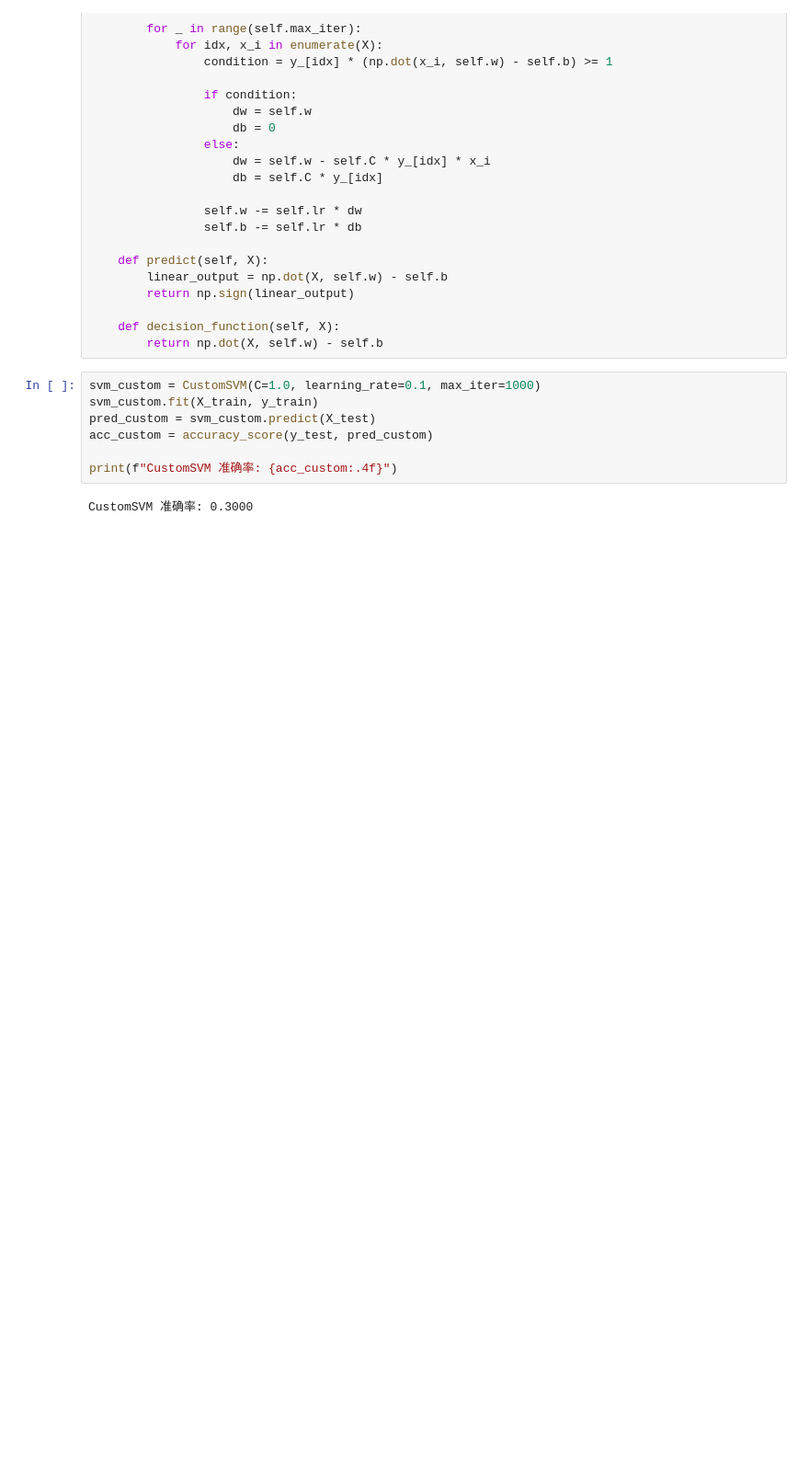
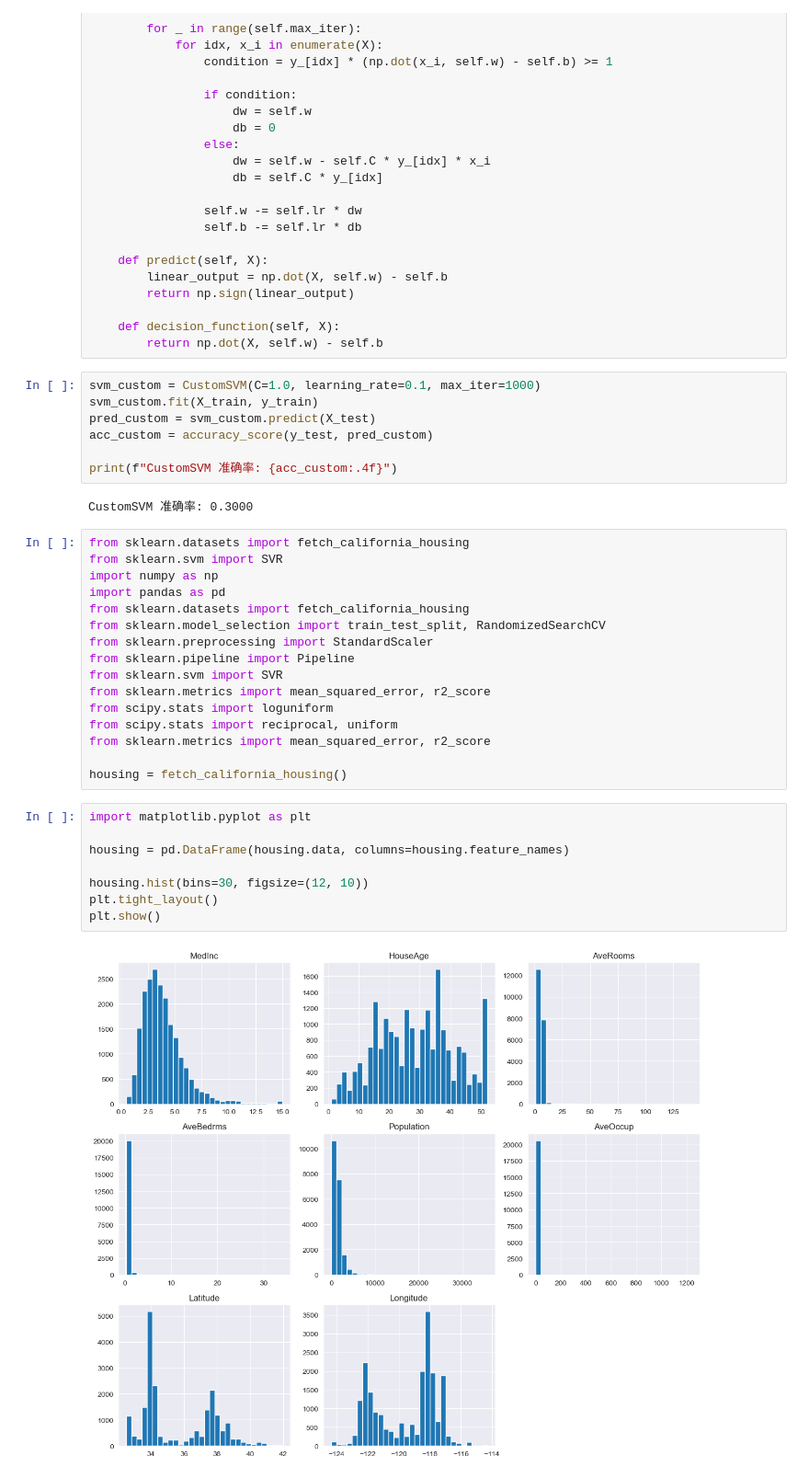
Before and after one commit to Tonglei1123/MechLearning, a Jupyter notebook: 支持向量机作业-HW5.ipynb, the cells around one changed output. Shown: that part at 92% size. Cells and saved outputs as stored; diff of their text form; blank space fills up the shorter version.

```diff
--- a/支持向量机作业-HW5.ipynb
+++ b/支持向量机作业-HW5.ipynb
@@ -156,3 +177,29 @@ acc_custom = accuracy_score(y_test, pred_custom)
 print(f"CustomSVM 准确率: {acc_custom:.4f}")
 # %% [output]
 CustomSVM 准确率: 0.3000
+# %%
+from sklearn.datasets import fetch_california_housing
+from sklearn.svm import SVR
+import numpy as np
+import pandas as pd
+from sklearn.datasets import fetch_california_housing
+from sklearn.model_selection import train_test_split, RandomizedSearchCV
+from sklearn.preprocessing import StandardScaler
+from sklearn.pipeline import Pipeline
+from sklearn.svm import SVR
+from sklearn.metrics import mean_squared_error, r2_score
+from scipy.stats import loguniform
+from scipy.stats import reciprocal, uniform
+from sklearn.metrics import mean_squared_error, r2_score
+
+housing = fetch_california_housing()
+# %%
+import matplotlib.pyplot as plt
+
+housing = pd.DataFrame(housing.data, columns=housing.feature_names)
+
+housing.hist(bins=30, figsize=(12, 10))
+plt.tight_layout()
+plt.show()
+# %% [output]
+[figure, added]
```
Also changed, not shown: parts of 10 cells of this notebook.
